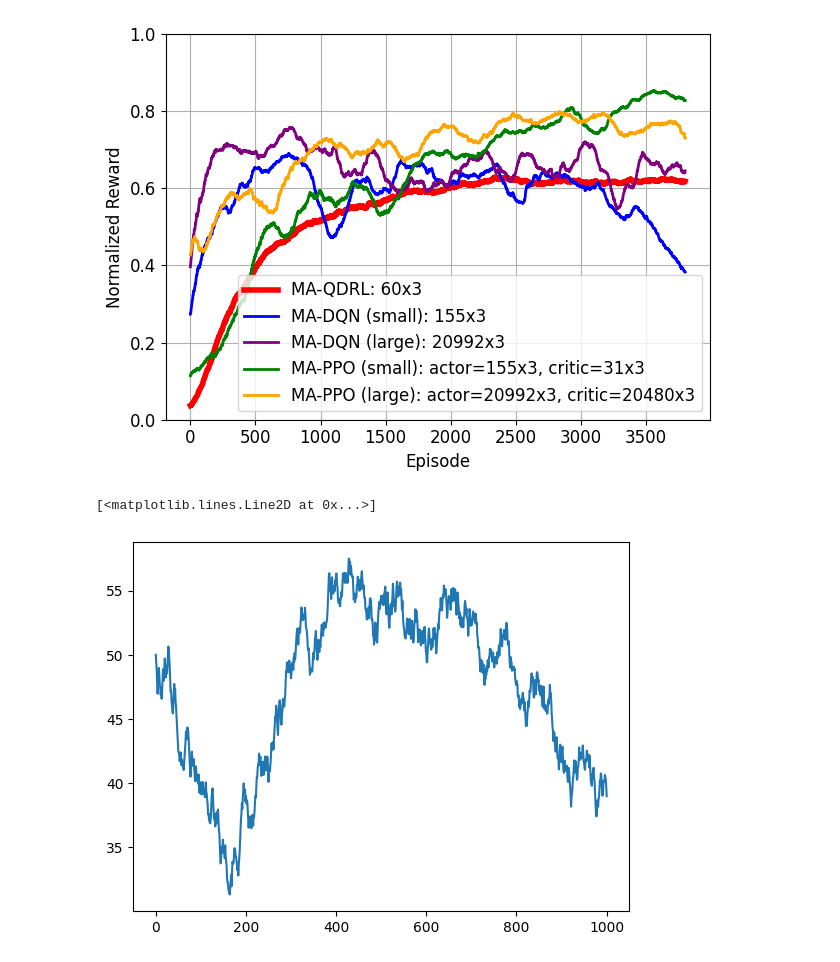
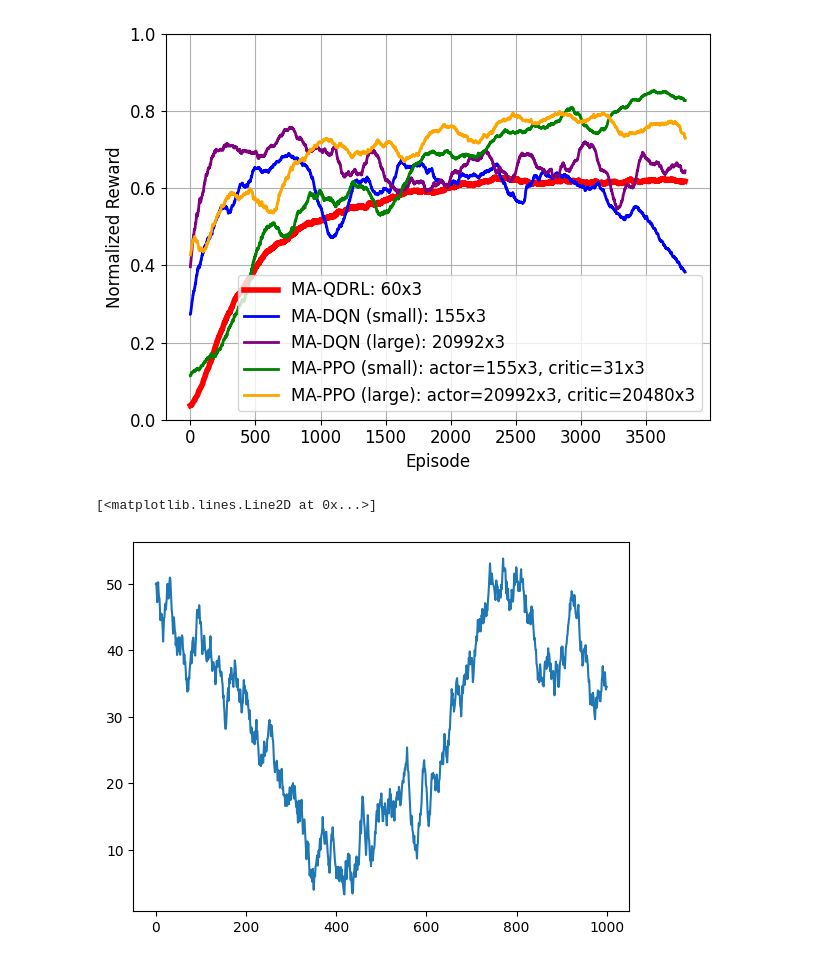
Before and after one commit to hungledut/Quantum-DRL-UAV-OISAC-paper, a Jupyter notebook: Result_visualization.ipynb, the cells around one changed output. Saved outputs shown, nothing was run; the diff lists cells and outputs as text; code cells hidden in the pictures.

```diff
--- a/Result_visualization.ipynb
+++ b/Result_visualization.ipynb
@@ -29,13 +29,13 @@ plt.show()
 # %%
 import numpy as np
 import matplotlib.pyplot as plt
 
 y = [50]
 
 for _ in range(1000):
-    step = np.random.uniform(-1, 1)   # small change
+    step = np.random.uniform(-2, 2)   # small change
     y.append(y[-1] + step)
 plt.plot(y)
 # %% [output]
 [<matplotlib.lines.Line2D at 0x...>]
-[figure, old version]
+[figure, new version]
```
Also changed, not shown: parts of 1 cell of this notebook, 8 other files.
